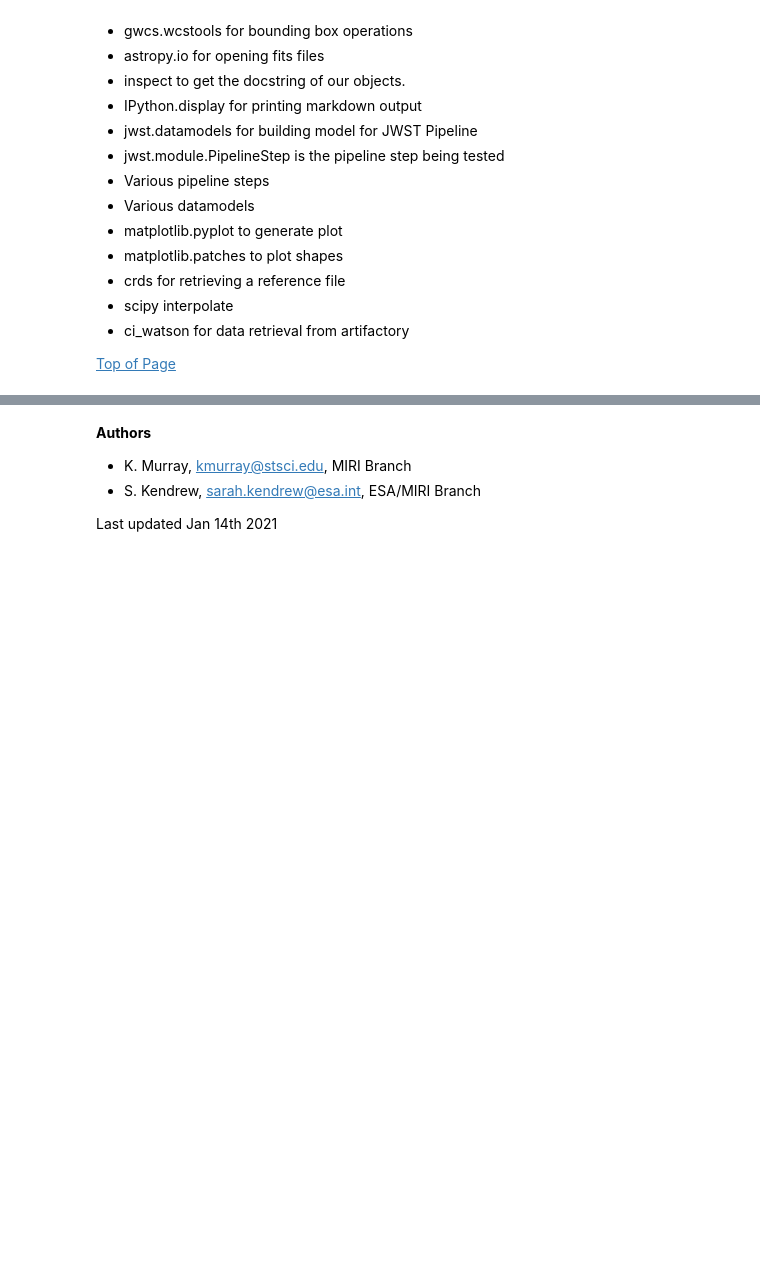
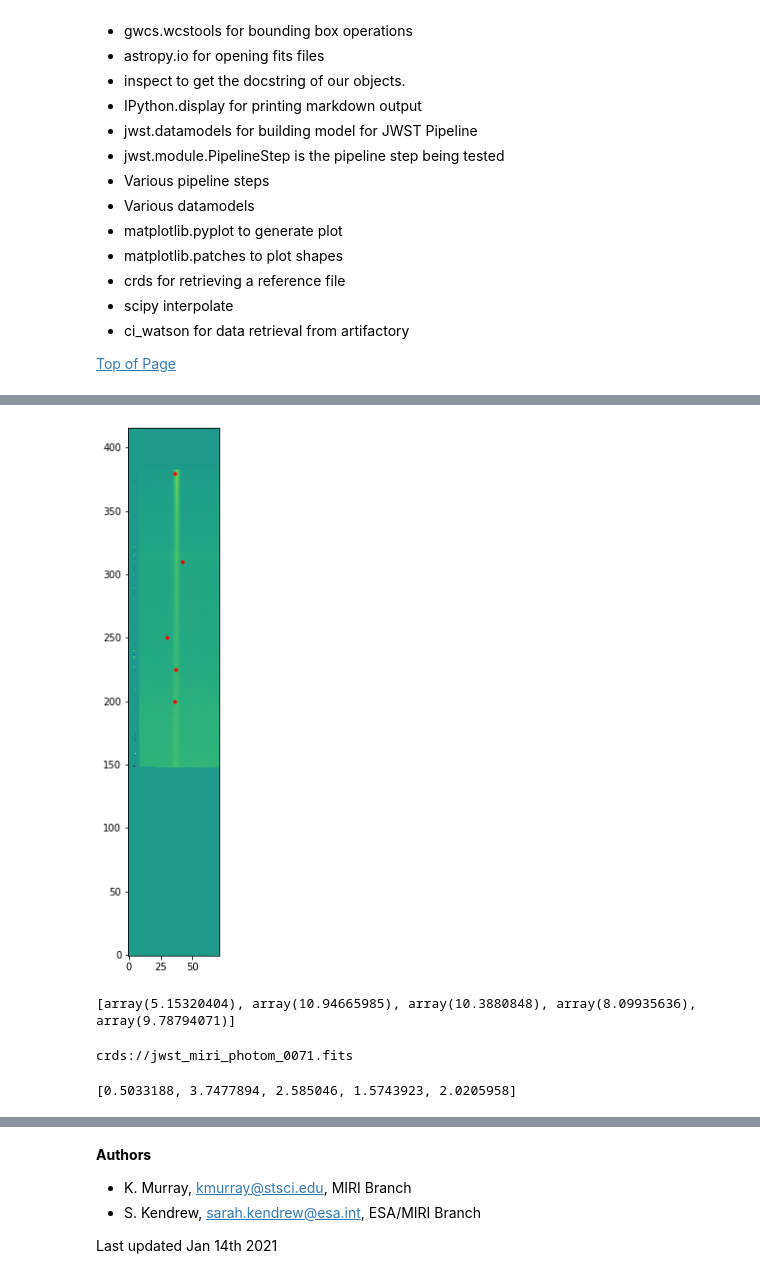
Before and after one commit to spacetelescope/jwst_validation_notebooks, a Jupyter notebook: jwst_validation_notebooks/photom/photom_miri_lrs_slitless.ipynb, the cells around one changed output, grey strips where cells are left out. Cells and saved outputs as stored; diff of their text form; code cells hidden in the pictures; blank space fills up the shorter version.

```diff
--- a/jwst_validation_notebooks/photom/photom_miri_lrs_slitless.ipynb
+++ b/jwst_validation_notebooks/photom/photom_miri_lrs_slitless.ipynb
@@ -87,6 +142,33 @@ plt.colorbar()
+# %%
+pho = sp2[0]
+point1 = (36,380)
+ra1, dec1, wave1 = pho.meta.wcs(point1[0],point1[1])
+point2 = (36,200)
+ra2, dec2, wave2 = pho.meta.wcs(point2[0],point2[1])
+point3 = (37,225)
+ra3, dec3, wave3 = pho.meta.wcs(point3[0],point3[1])
+point4 = (42,310)
+ra4, dec4, wave4 = pho.meta.wcs(point4[0],point4[1])
+point5 = (30,250)
+ra5, dec5, wave5 = pho.meta.wcs(point5[0],point5[1])
+fig = plt.figure(figsize=[4,10])
+plt.imshow(pho.data[0], origin='lower', interpolation='None')
+plt.plot([point1[0],point2[0],point3[0],point4[0],point5[0]],[point1[1],point2[1],point3[1],point4[1],point5[1]],'.', color='r')
+plt.show()
+xpts = [point1[0], point2[0], point3[0], point4[0], point5[0]]
+ypts = [point1[1], point2[1], point3[1], point4[1], point5[1]]
+
+waves = [wave1, wave2, wave3, wave4, wave5]
+print(waves)
+# %% [output]
+[figure, added]
+[array(5.15320404), array(10.94665985), array(10.3880848), array(8.09935636), array(9.78794071)]
 # %%
 phoreffile = pho.meta.ref_file.photom.name
 file = phoreffile.split("/")[2]
 basename = crds.core.config.pop_crds_uri(phoreffile)
 path = crds.locate_file(basename, "jwst")
 reffile = datamodels.open(path)
+print(phoreffile)
+# %% [output]
+crds://jwst_miri_photom_0071.fits
@@ -124,4 +182,7 @@ wmatch = [reffile.phot_table['wavelength'][0,ll] for ll in wloc]
 wmatch_plus = [reffile.phot_table['wavelength'][0,ll+1] for ll in wloc]
 wmatch_minus = [reffile.phot_table['wavelength'][0,ll-1] for ll in wloc]
 relresp = [reffile.phot_table['relresponse'][0,ll] for ll in wloc]
+print(relresp)
+# %% [output]
+[0.5033188, 3.7477894, 2.585046, 1.5743923, 2.0205958]
 # %%
```
Also changed, not shown: parts of 14 cells of this notebook, 3 other files.
